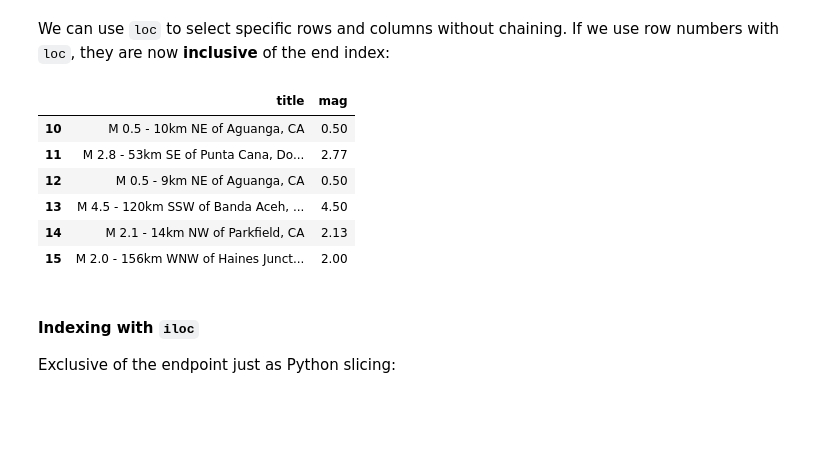
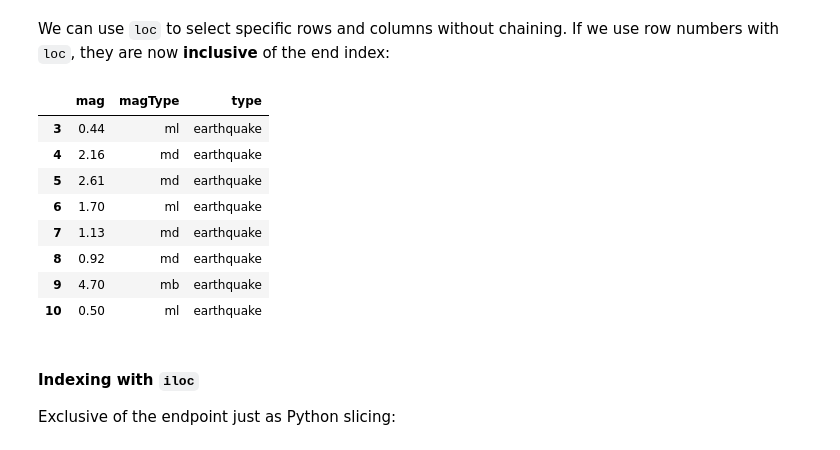
Before and after one commit to orom030/ML4AI, a Jupyter notebook: W3/AIML_W3_20203953_김가은.ipynb, the cells around one changed output. Drawn from its saved outputs; the diff is of its cells as text; code cells hidden in the pictures; blank space fills up the shorter version.

```diff
--- a/W3/AIML_W3_20203953_김가은.ipynb
+++ b/W3/AIML_W3_20203953_김가은.ipynb
@@ -23,0 +114,3 @@ df = pd.read_csv('data/earthquakes.csv')
+# %%
+mag = df.pop('mag')
+magType = df.pop('magType')
@@ -211,15 +308,17 @@ Name: title, Length: 9332, dtype: object
 # %% [markdown]
 We can use `loc` to select specific rows and columns without chaining. If we use row numbers with `loc`, they are now **inclusive** of the end index:
 # %%
-df.loc[10:15, ['title', 'mag']]
+df.loc[3:10, ['mag', 'magType','type']]
 # %% [output]
-|  | title | mag |
-| 10 | M 0.5 - 10km NE of Aguanga, CA | 0.50 |
-| 11 | M 2.8 - 53km SE of Punta Cana, Do... | 2.77 |
-| 12 | M 0.5 - 9km NE of Aguanga, CA | 0.50 |
-| 13 | M 4.5 - 120km SSW of Banda Aceh, ... | 4.50 |
-| 14 | M 2.1 - 14km NW of Parkfield, CA | 2.13 |
-| 15 | M 2.0 - 156km WNW of Haines Junct... | 2.00 |
+|  | mag | magType | type |
+| 3 | 0.44 | ml | earthquake |
+| 4 | 2.16 | md | earthquake |
+| 5 | 2.61 | md | earthquake |
+| 6 | 1.70 | ml | earthquake |
+| 7 | 1.13 | md | earthquake |
+| 8 | 0.92 | md | earthquake |
+| 9 | 4.70 | mb | earthquake |
+| 10 | 0.50 | ml | earthquake |
 # %% [markdown]
 #### Indexing with `iloc`
 Exclusive of the endpoint just as Python slicing:
```
Also changed, not shown: parts of 10 cells of this notebook.
